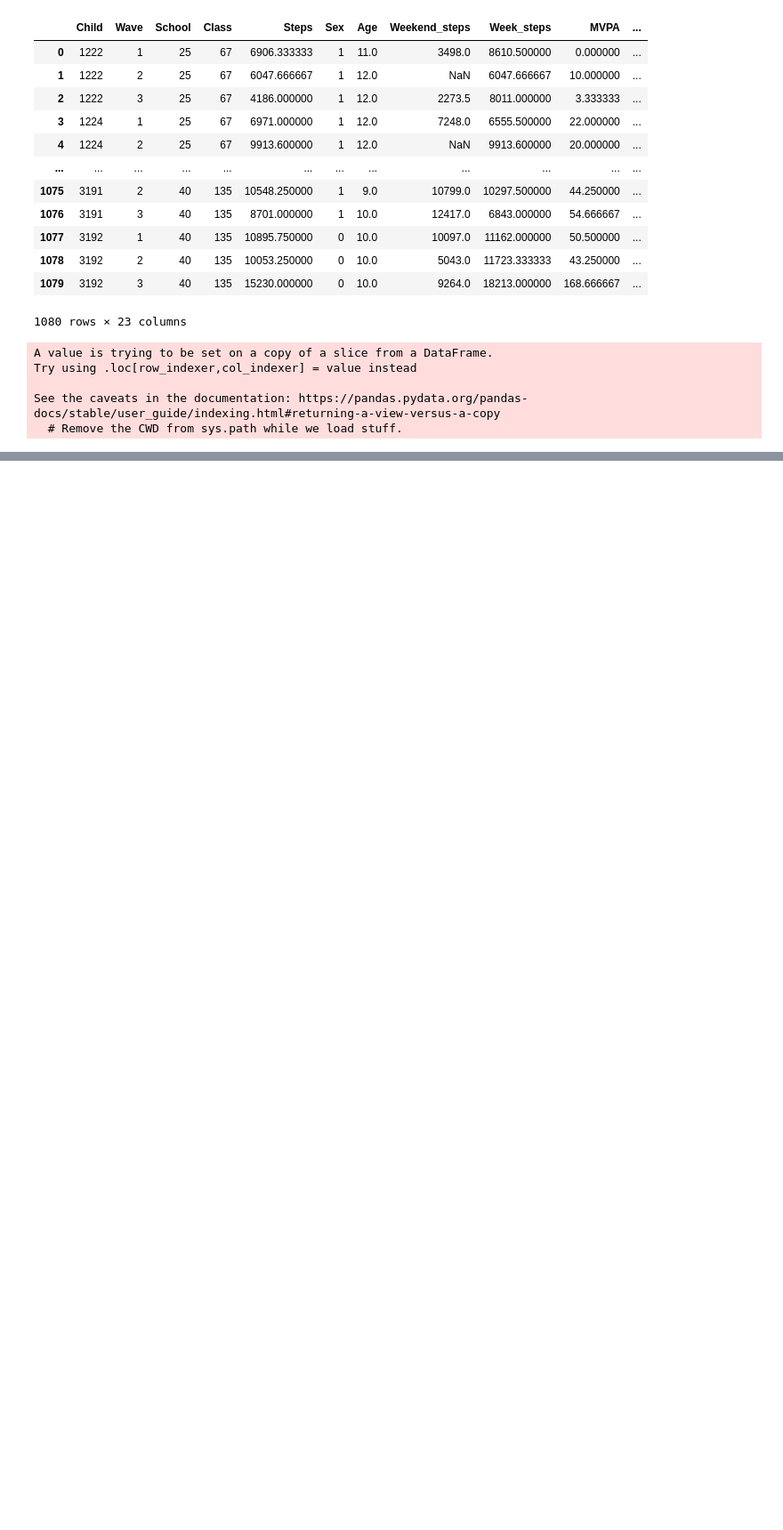
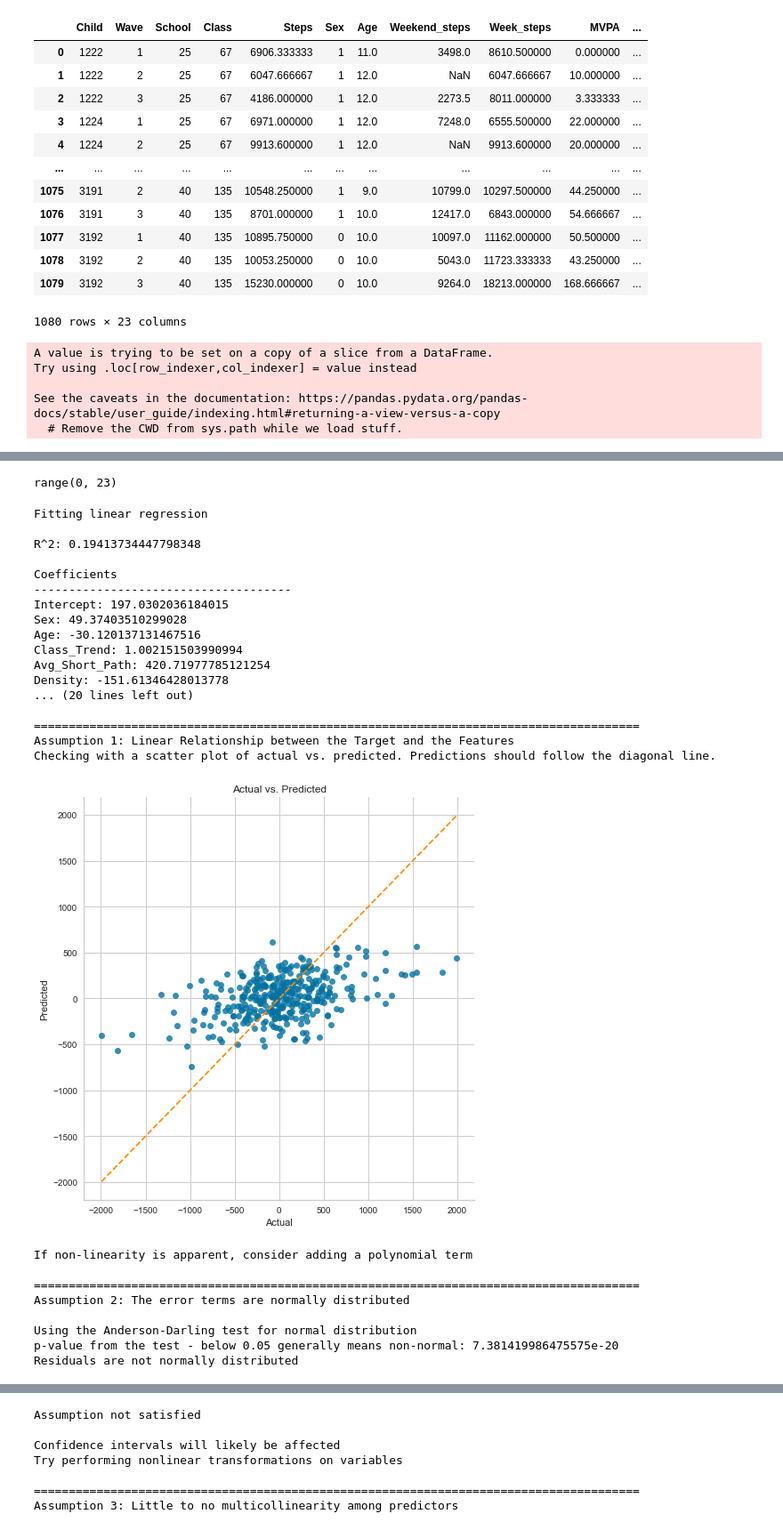
Before and after one commit to Shoarmin/baproject, a Jupyter notebook: code.ipynb, the cells around one changed output, grey strips where cells are left out. Shown at 89% size. Cells and saved outputs as stored; diff of their text form; code cells hidden in the pictures; blank space fills up the shorter version.

Commit message:
separate script file now

```diff
--- a/code.ipynb
+++ b/code.ipynb
@@ -647,0 +385,37 @@ TypeError: '(slice(None, None, None), 0)' is an invalid key
+# %%
+#X = full_table_13.drop(columns = ['Sex', 'Age', 'Class_Trend', 'Edges', 'Betweeness', 'Degree', 'Trend', 'Overall_Trend','Child', 'School', 'Class', 'Closeness', 'Nodes', 'Density', 'Avg_Short_Path', 'Eigenvector'])
+X = full_table_13.drop(columns = ['Trend', 'Overall_Trend','Child', 'School', 'Class'])
+y = full_table_13['Trend']
+
+model = LinearRegression()
+model.fit(X, y)
+
+ipynb.fs.full.script.linear_regression_assumptions(X, y, X.columns)
+# %% [output]
+range(0, 23)
+Fitting linear regression
+
+R^2: 0.19413734447798348
+
+Coefficients
+-------------------------------------
+Intercept: 197.0302036184015
+Sex: 49.37403510299028
+Age: -30.120137131467516
+Class_Trend: 1.002151503990994
+Avg_Short_Path: 420.71977785121254
+Density: -151.61346428013778
+... (20 lines left out)
+
+=======================================================================================
+Assumption 1: Linear Relationship between the Target and the Features
+Checking with a scatter plot of actual vs. predicted. Predictions should follow the diagonal line.
+[figure, added]
+If non-linearity is apparent, consider adding a polynomial term
+
+=======================================================================================
+Assumption 2: The error terms are normally distributed
+
+Using the Anderson-Darling test for normal distribution
+p-value from the test - below 0.05 generally means non-normal: 7.381419986475575e-20
+Residuals are not normally distributed
@@ -647,0 +423,7 @@ TypeError: '(slice(None, None, None), 0)' is an invalid key
+Assumption not satisfied
+
+Confidence intervals will likely be affected
+Try performing nonlinear transformations on variables
+
+=======================================================================================
+Assumption 3: Little to no multicollinearity among predictors
```
Also changed, not shown: parts of 13 cells of this notebook.
